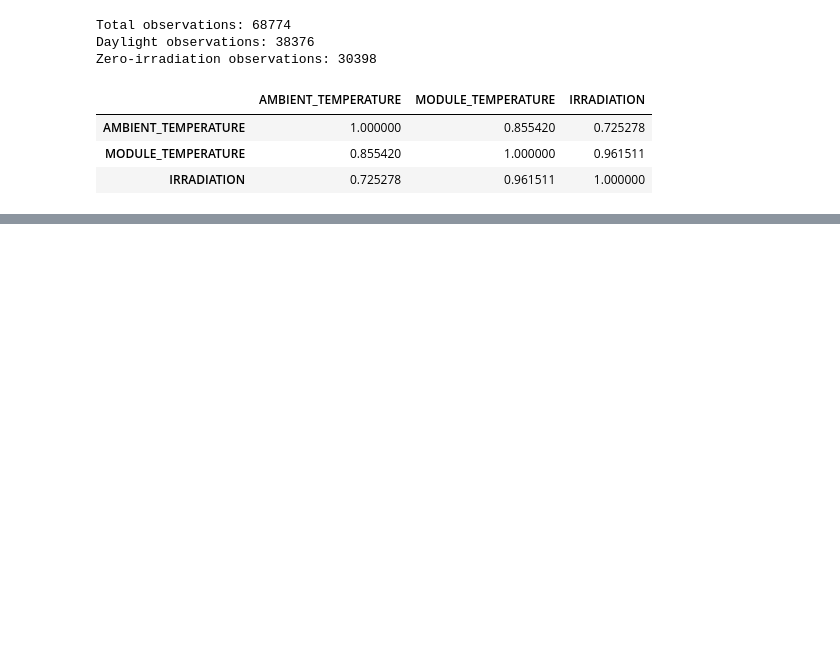
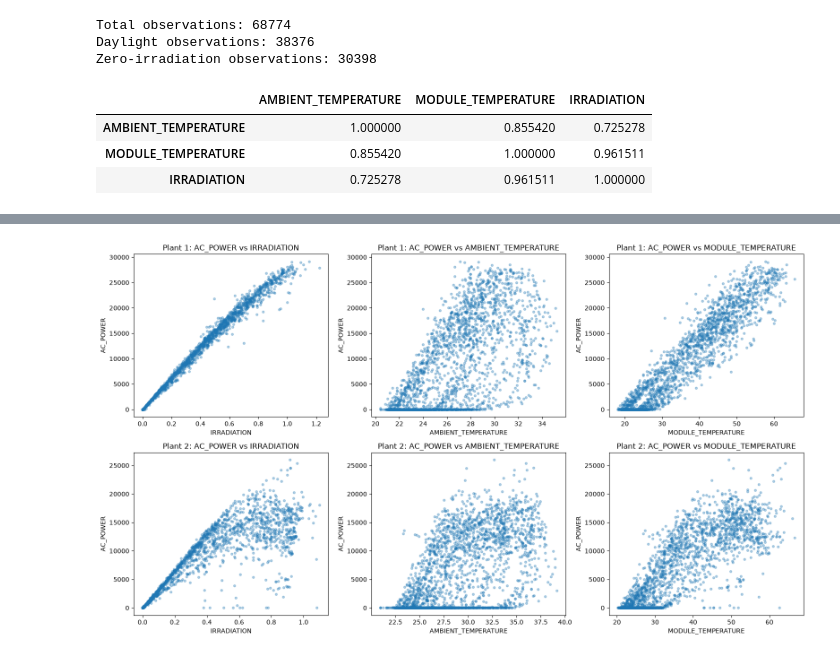
Before and after one commit to pavanpavan1138h-cpu/SolarSelect, a Jupyter notebook: EDA/01_dataset_overview.ipynb.ipynb, the cells around one changed output, grey strips where cells are left out. Saved outputs shown, nothing was run; the diff lists cells and outputs as text; code cells hidden in the pictures; blank space fills up the shorter version.

```diff
--- a/EDA/01_dataset_overview.ipynb.ipynb
+++ b/EDA/01_dataset_overview.ipynb.ipynb
@@ -615,0 +969,33 @@ display(
+# %%
+import matplotlib.pyplot as plt
+
+weather_features = [
+    "IRRADIATION",
+    "AMBIENT_TEMPERATURE",
+    "MODULE_TEMPERATURE"
+]
+
+fig, axes = plt.subplots(2, 3, figsize=(16, 9))
+
+for row, (plant_name, df) in enumerate([
+    ("Plant 1", p1),
+    ("Plant 2", p2)
+]):
+    for col, feature in enumerate(weather_features):
+        axes[row, col].scatter(
+            df[feature],
+            df["AC_POWER"],
+            alpha=0.35,
+            s=12
+        )
+
+        axes[row, col].set_title(
+            f"{plant_name}: AC_POWER vs {feature}"
+        )
+        axes[row, col].set_xlabel(feature)
+        axes[row, col].set_ylabel("AC_POWER")
+
+plt.tight_layout()
+plt.show()
+# %% [output]
+[figure, added]
```
Also changed, not shown: parts of 10 cells of this notebook, 19 other files.
